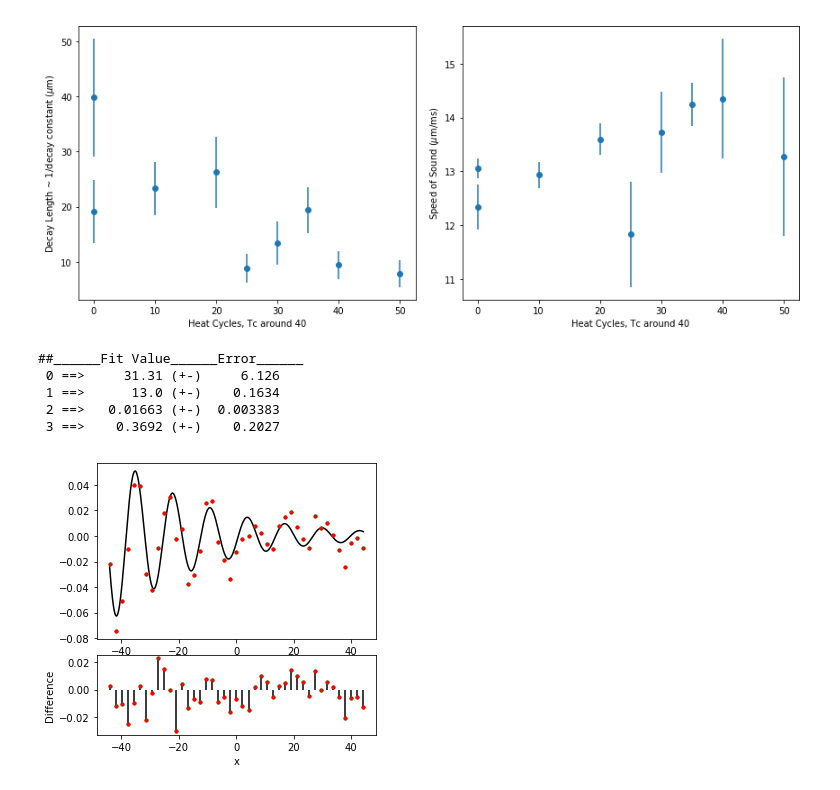
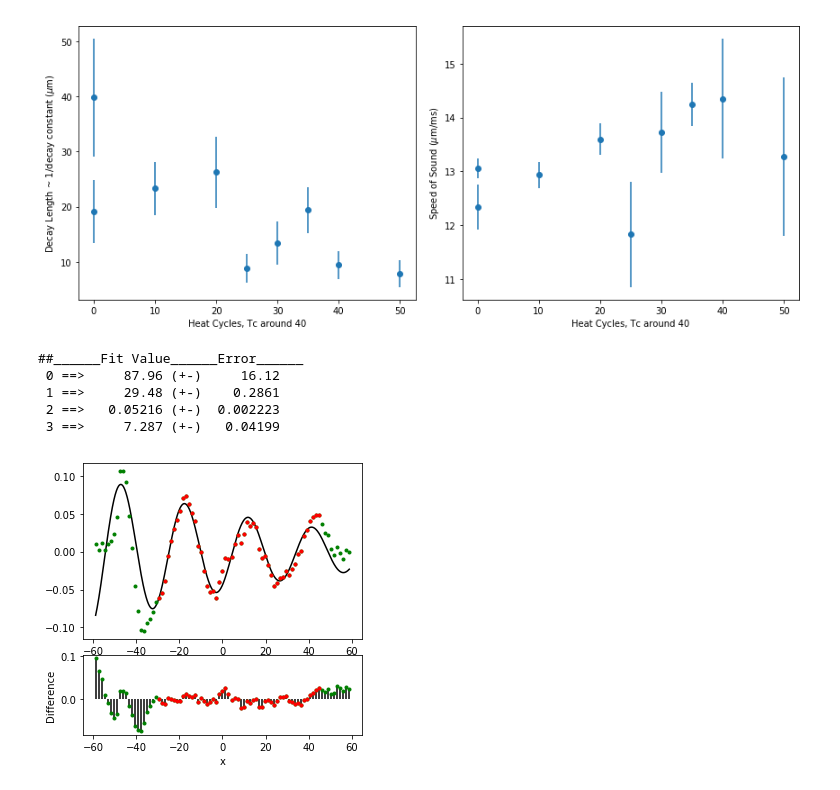
Before and after one commit to ranchop/QCalc, a Jupyter notebook: Box Shaking/Box Shaking Analyzer.ipynb, the cells around one changed output. Saved outputs shown, nothing was run; the diff lists cells and outputs as text; code cells hidden in the pictures.

```diff
--- a/Box Shaking/Box Shaking Analyzer.ipynb
+++ b/Box Shaking/Box Shaking Analyzer.ipynb
@@ -1255,12 +1273,12 @@ ax[1].plot(*c.data)
 ax[1].plot(*c_filter.data)
 plt.tight_layout()
 # %%
-c = tp.Curve(movie_dN[1].flatten(), movie_dN[2].flatten()).trim(xlim=[-45, 45])
-fr, fe = c.fit(fitfun_sin_decay, [32, 13, 0.01, 0,], xlim=[-45,45], plot=True)
+c = tp.Curve(movie_dN[1].flatten(), movie_dN[2].flatten()).trim(xlim=[-60, 60])
+fr, fe = c.fit(fitfun_sin_decay, [80, 30, 0.05, 0,], xlim=[-30,45], plot=True)
 # %% [output]
 ##______Fit Value______Error______
- 0 ==>     31.31 (+-)     6.126
- 1 ==>      13.0 (+-)    0.1634
- 2 ==>   0.01663 (+-)  0.003383
- 3 ==>    0.3692 (+-)    0.2027
+ 0 ==>     87.96 (+-)     16.12
+ 1 ==>     29.48 (+-)    0.2861
+ 2 ==>   0.05216 (+-)  0.002223
+ 3 ==>     7.287 (+-)   0.04199
-[figure, old version]
+[figure, new version]
```
Also changed, not shown: parts of 8 cells of this notebook, 1 other file.
